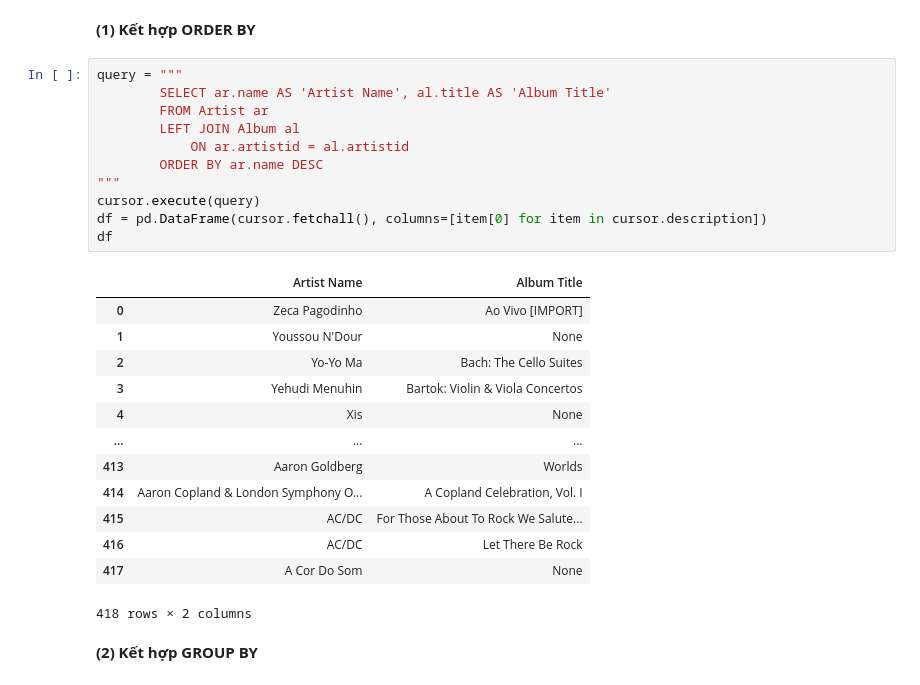
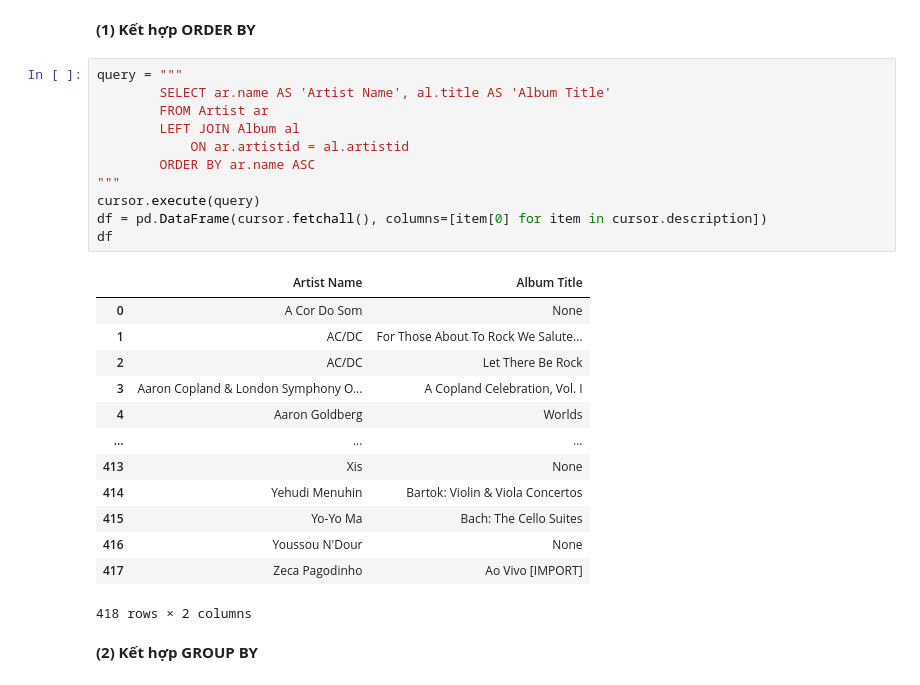
Before and after one commit to Hoanpc777/Python1, a Jupyter notebook: B17/Bai-09.2-Demo1-Mot-so-Truy-van-SQL-nang-cao.ipynb, the cells around one changed output. Saved outputs shown, nothing was run; the diff lists cells and outputs as text.

```diff
--- a/B17/Bai_09.2-Demo1-Mot-so-Truy-van-SQL-nang-cao.ipynb
+++ b/B17/Bai-09.2-Demo1-Mot-so-Truy-van-SQL-nang-cao.ipynb
@@ -402,27 +453,27 @@ df.groupby('Artist Name').count().sort_values('Album Title')
 # %%
 query = """
         SELECT ar.name AS 'Artist Name', al.title AS 'Album Title'
         FROM Artist ar
         LEFT JOIN Album al
             ON ar.artistid = al.artistid
-        ORDER BY ar.name DESC
+        ORDER BY ar.name ASC
 """
 cursor.execute(query)
 df = pd.DataFrame(cursor.fetchall(), columns=[item[0] for item in cursor.description])
 df
 # %% [output]
 |  | Artist Name | Album Title |
-| 0 | Zeca Pagodinho | Ao Vivo [IMPORT] |
-| 1 | Youssou N'Dour | None |
-| 2 | Yo-Yo Ma | Bach: The Cello Suites |
-| 3 | Yehudi Menuhin | Bartok: Violin & Viola Concertos |
-| 4 | Xis | None |
+| 0 | A Cor Do Som | None |
+| 1 | AC/DC | For Those About To Rock We Salute... |
+| 2 | AC/DC | Let There Be Rock |
+| 3 | Aaron Copland & London Symphony O... | A Copland Celebration, Vol. I |
+| 4 | Aaron Goldberg | Worlds |
 | ... | ... | ... |
-| 413 | Aaron Goldberg | Worlds |
-| 414 | Aaron Copland & London Symphony O... | A Copland Celebration, Vol. I |
-| 415 | AC/DC | For Those About To Rock We Salute... |
-| 416 | AC/DC | Let There Be Rock |
-| 417 | A Cor Do Som | None |
+| 413 | Xis | None |
+| 414 | Yehudi Menuhin | Bartok: Violin & Viola Concertos |
+| 415 | Yo-Yo Ma | Bach: The Cello Suites |
+| 416 | Youssou N'Dour | None |
+| 417 | Zeca Pagodinho | Ao Vivo [IMPORT] |
 418 rows × 2 columns
 # %% [markdown]
 **(2) Kết hợp GROUP BY**
```
Also changed, not shown: parts of 31 cells of this notebook, 8 other files.
